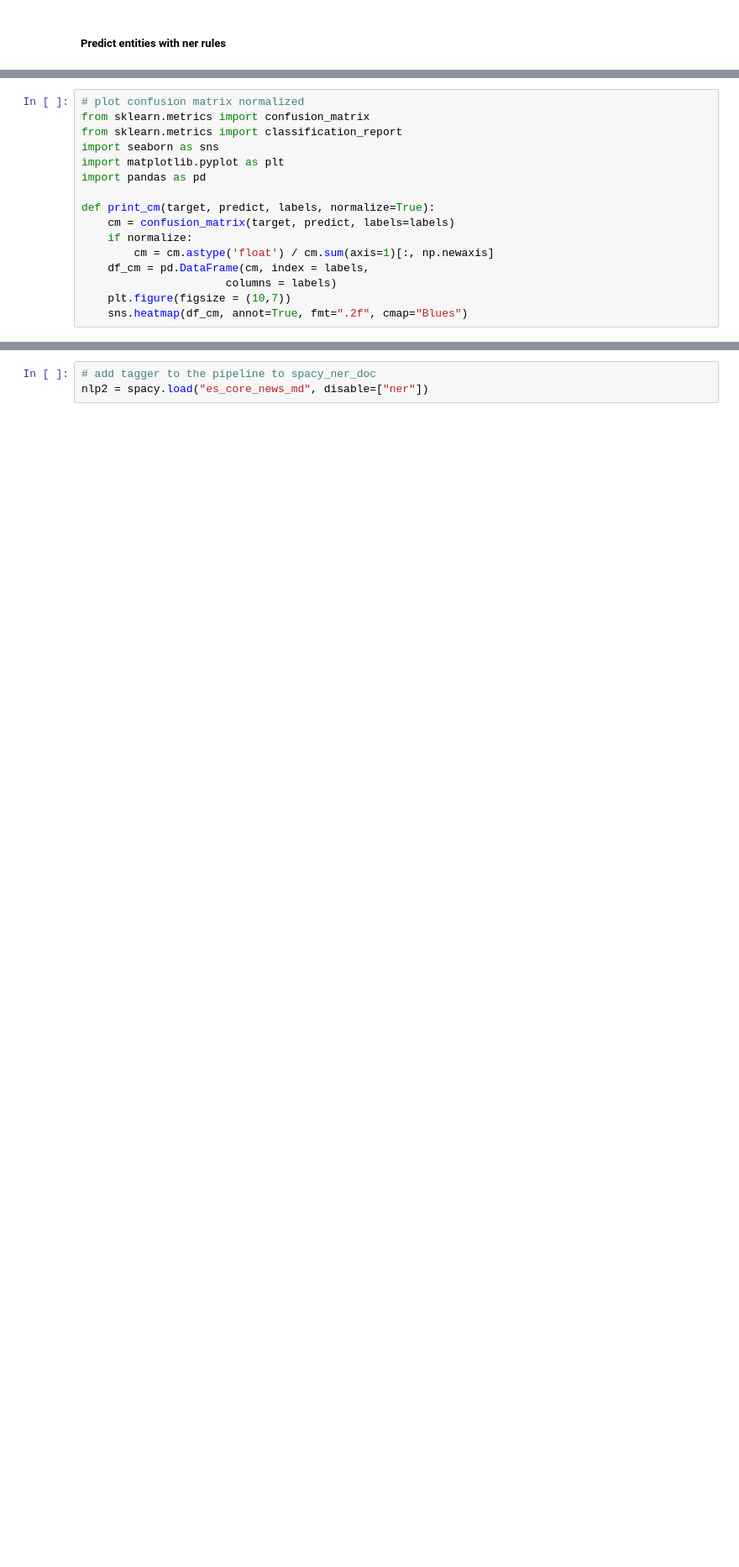
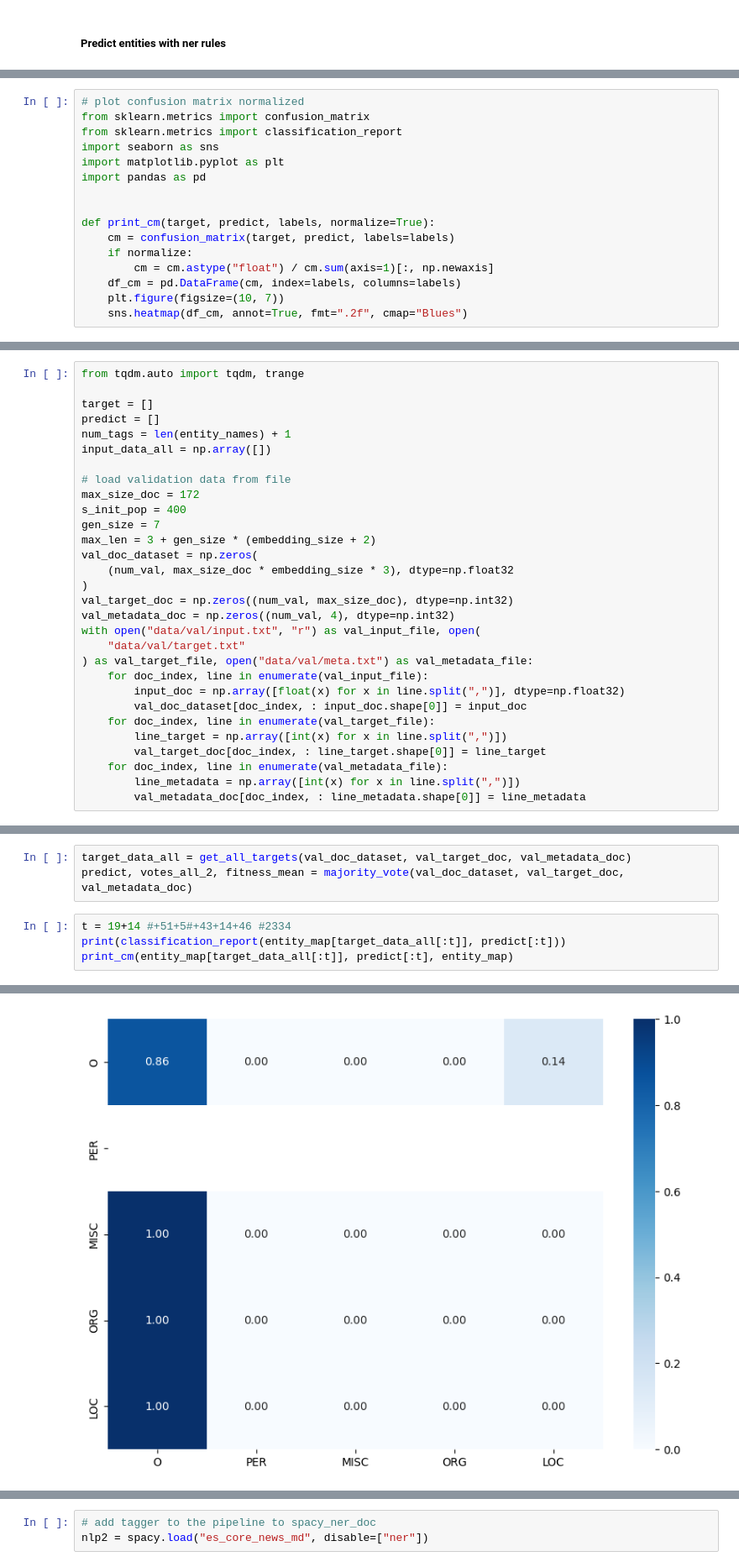
Before and after one commit to jrabag/ga-lener-es, a Jupyter notebook: NER EA.ipynb, the cells around one changed output, grey strips where cells are left out. Shown at 84% size. Cells and saved outputs as stored; diff of their text form; blank space fills up the shorter version.

Commit message:
update to embedding version

```diff
--- a/NER EA.ipynb
+++ b/NER EA.ipynb
@@ -626,11 +1301,11 @@ import seaborn as sns
 import matplotlib.pyplot as plt
 import pandas as pd
 
+
 def print_cm(target, predict, labels, normalize=True):
     cm = confusion_matrix(target, predict, labels=labels)
     if normalize:
-        cm = cm.astype('float') / cm.sum(axis=1)[:, np.newaxis]
-    df_cm = pd.DataFrame(cm, index = labels,
-                      columns = labels)
-    plt.figure(figsize = (10,7))
+        cm = cm.astype("float") / cm.sum(axis=1)[:, np.newaxis]
+    df_cm = pd.DataFrame(cm, index=labels, columns=labels)
+    plt.figure(figsize=(10, 7))
     sns.heatmap(df_cm, annot=True, fmt=".2f", cmap="Blues")
@@ -723,0 +1312,30 @@ weighted avg       0.95      0.95      0.95      7106
+# %%
+from tqdm.auto import tqdm, trange
+
+target = []
+predict = []
+num_tags = len(entity_names) + 1
+input_data_all = np.array([])
+
+# load validation data from file
+max_size_doc = 172
+s_init_pop = 400
+gen_size = 7
+max_len = 3 + gen_size * (embedding_size + 2)
+val_doc_dataset = np.zeros(
+    (num_val, max_size_doc * embedding_size * 3), dtype=np.float32
+)
+val_target_doc = np.zeros((num_val, max_size_doc), dtype=np.int32)
+val_metadata_doc = np.zeros((num_val, 4), dtype=np.int32)
+with open("data/val/input.txt", "r") as val_input_file, open(
+    "data/val/target.txt"
+) as val_target_file, open("data/val/meta.txt") as val_metadata_file:
+    for doc_index, line in enumerate(val_input_file):
+        input_doc = np.array([float(x) for x in line.split(",")], dtype=np.float32)
+        val_doc_dataset[doc_index, : input_doc.shape[0]] = input_doc
+    for doc_index, line in enumerate(val_target_file):
+        line_target = np.array([int(x) for x in line.split(",")])
+        val_target_doc[doc_index, : line_target.shape[0]] = line_target
+    for doc_index, line in enumerate(val_metadata_file):
+        line_metadata = np.array([int(x) for x in line.split(",")])
+        val_metadata_doc[doc_index, : line_metadata.shape[0]] = line_metadata
@@ -723,0 +1425,8 @@ weighted avg       0.95      0.95      0.95      7106
+# %%
+target_data_all = get_all_targets(val_doc_dataset, val_target_doc, val_metadata_doc)
+predict, votes_all_2, fitness_mean = majority_vote(val_doc_dataset, val_target_doc, val_metadata_doc)
+# %%
+t = 19+14 #+51+5#+43+14+46 #2334
+print(classification_report(entity_map[target_data_all[:t]], predict[:t]))
+print_cm(entity_map[target_data_all[:t]], predict[:t], entity_map)
+# %% [output]
@@ -723,0 +1443 @@ weighted avg       0.95      0.95      0.95      7106
+[figure, added]
```
Also changed, not shown: parts of 170 cells of this notebook, 9 other files.
